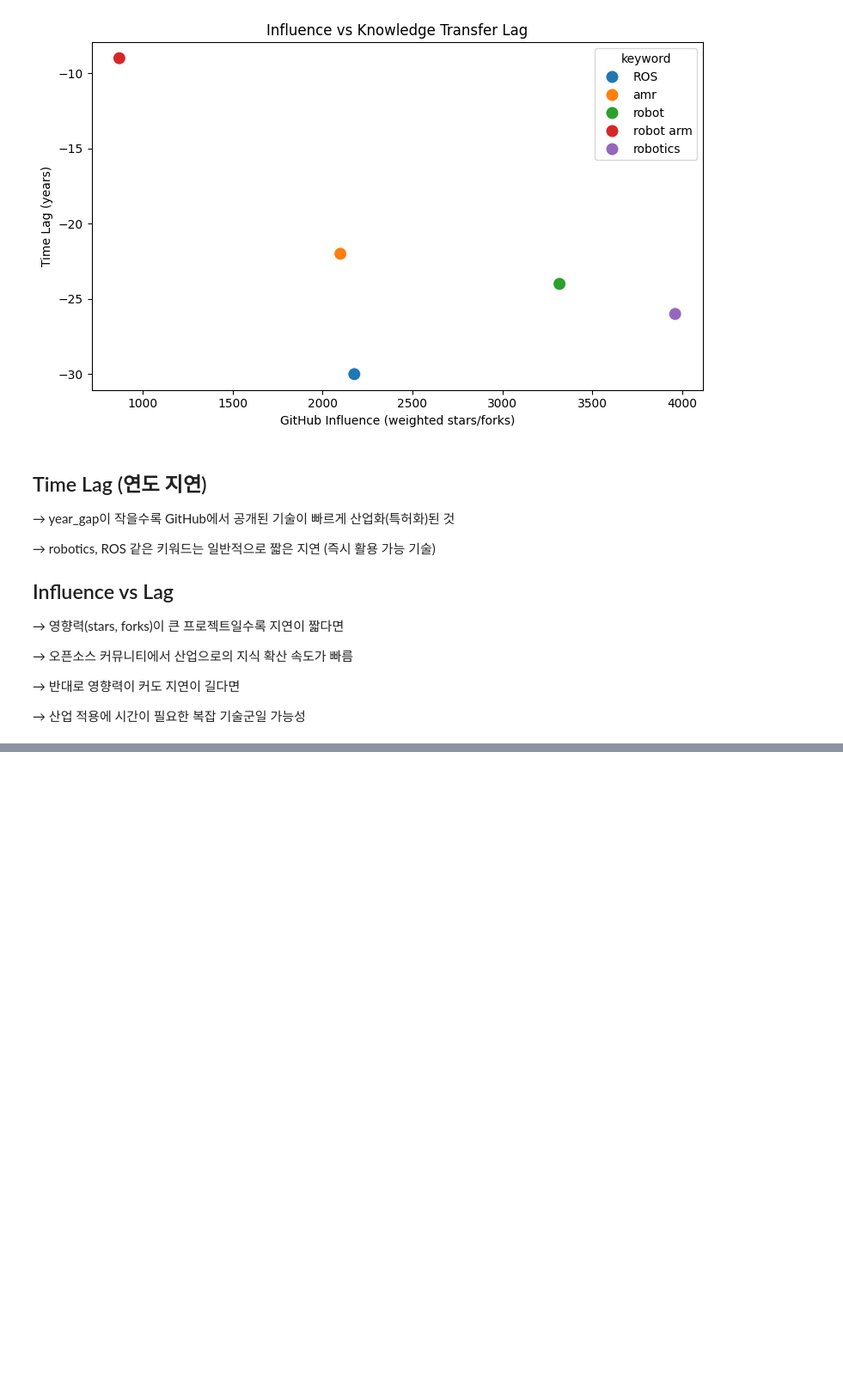
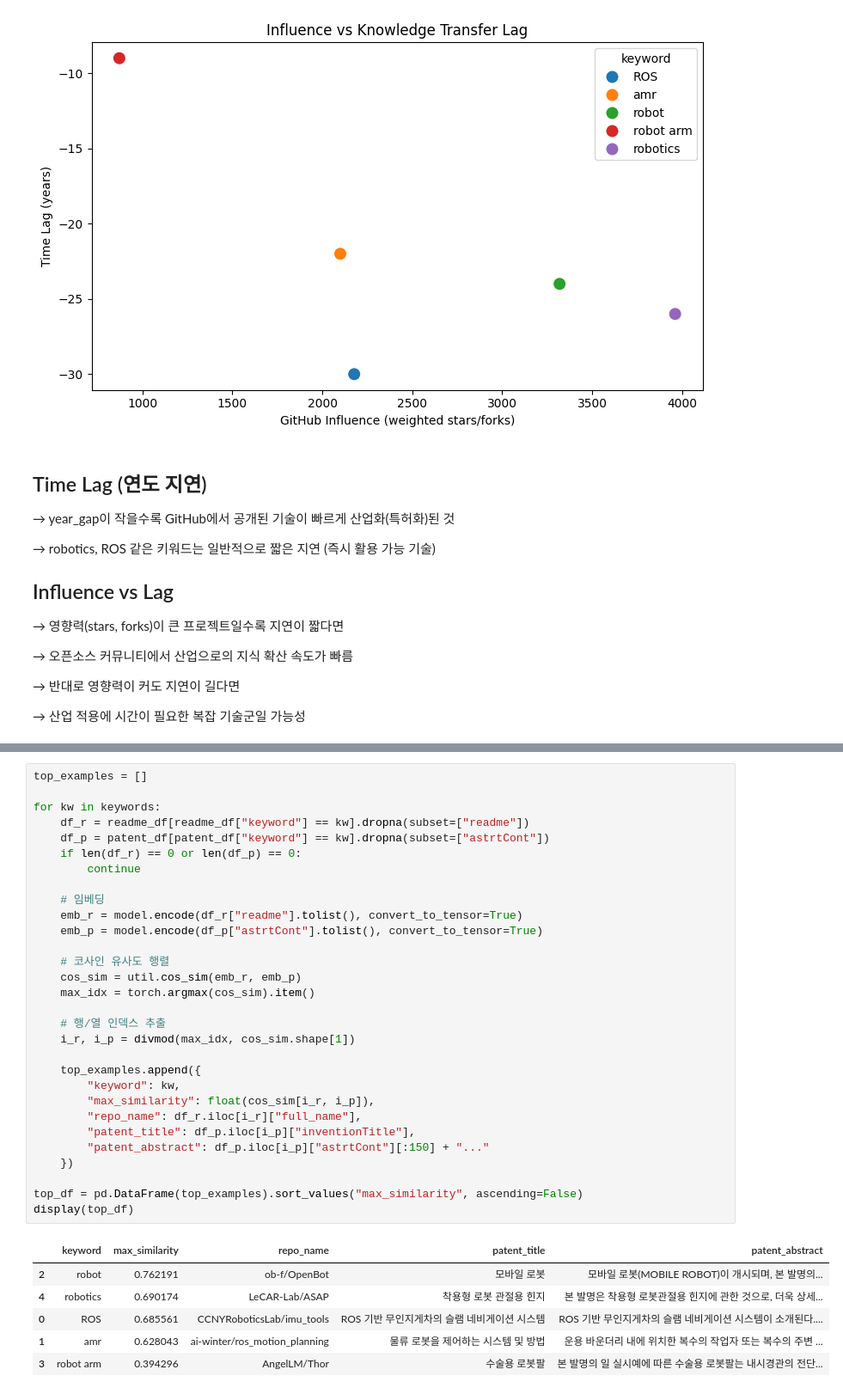
Before and after one commit to addinedu-ros-11th/eda-repo-3, a Jupyter notebook: comparative_analysis_git+kipris.ipynb, the cells around one changed output, grey strips where cells are left out. Shown: that part at 86% size. Drawn from its saved outputs; the diff is of its cells as text; blank space fills up the shorter version.

```diff
--- a/comparative_analysis_git+kipris.ipynb
+++ b/comparative_analysis_git+kipris.ipynb
@@ -566,0 +783,37 @@ plt.show()
+# %%
+top_examples = []
+
+for kw in keywords:
+    df_r = readme_df[readme_df["keyword"] == kw].dropna(subset=["readme"])
+    df_p = patent_df[patent_df["keyword"] == kw].dropna(subset=["astrtCont"])
+    if len(df_r) == 0 or len(df_p) == 0:
+        continue
+
+    # 임베딩
+    emb_r = model.encode(df_r["readme"].tolist(), convert_to_tensor=True)
+    emb_p = model.encode(df_p["astrtCont"].tolist(), convert_to_tensor=True)
+
+    # 코사인 유사도 행렬
+    cos_sim = util.cos_sim(emb_r, emb_p)
+    max_idx = torch.argmax(cos_sim).item()
+
+    # 행/열 인덱스 추출
+    i_r, i_p = divmod(max_idx, cos_sim.shape[1])
+
+    top_examples.append({
+        "keyword": kw,
+        "max_similarity": float(cos_sim[i_r, i_p]),
+        "repo_name": df_r.iloc[i_r]["full_name"],
+        "patent_title": df_p.iloc[i_p]["inventionTitle"],
+        "patent_abstract": df_p.iloc[i_p]["astrtCont"][:150] + "..."
+    })
+
+top_df = pd.DataFrame(top_examples).sort_values("max_similarity", ascending=False)
+display(top_df)
+# %% [output]
+|  | keyword | max_similarity | repo_name | patent_title | patent_abstract |
+| 2 | robot | 0.762191 | ob-f/OpenBot | 모바일 로봇 | 모바일 로봇(MOBILE ROBOT)이 개시되며, 본 발명의... |
+| 4 | robotics | 0.690174 | LeCAR-Lab/ASAP | 착용형 로봇 관절용 힌지 | 본 발명은 착용형 로봇관절용 힌지에 관한 것으로, 더욱 상세... |
+| 0 | ROS | 0.685561 | CCNYRoboticsLab/imu_tools | ROS 기반 무인지게차의 슬램 네비게이션 시스템 | ROS 기반 무인지게차의 슬램 네비게이션 시스템이 소개된다.... |
+| 1 | amr | 0.628043 | ai-winter/ros_motion_planning | 물류 로봇을 제어하는 시스템 및 방법 | 운용 바운더리 내에 위치한 복수의 작업자 또는 복수의 주변 ... |
+| 3 | robot arm | 0.394296 | AngelLM/Thor | 수술용 로봇팔 | 본 발명의 일 실시예에 따른 수술용 로봇팔는 내시경관의 전단... |
```
Also changed, not shown: parts of 7 cells of this notebook.
